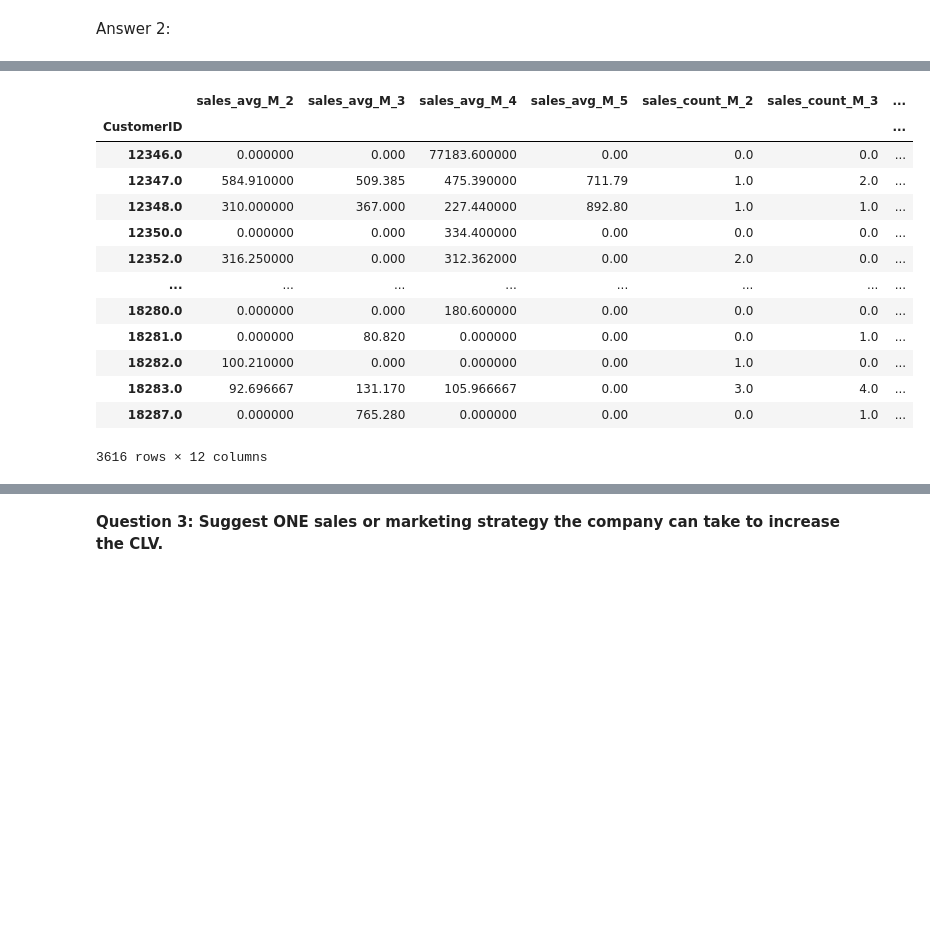
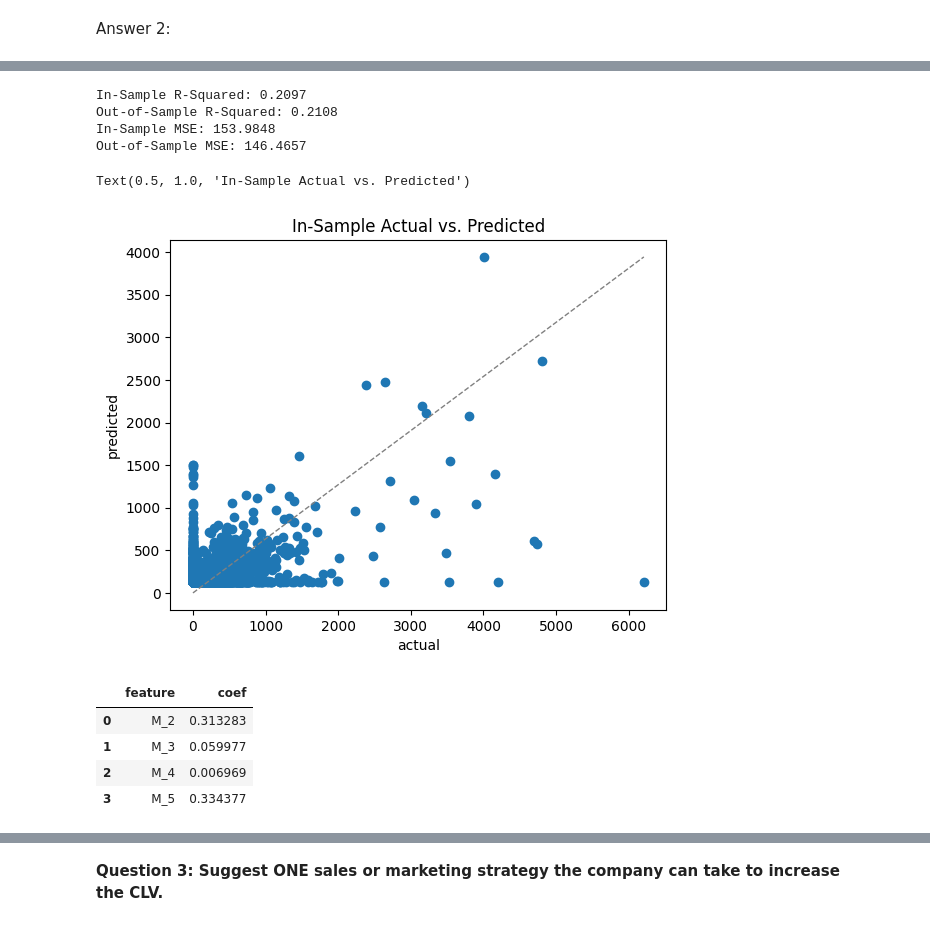
Before and after one commit to bkty1122/bkty1122, a Jupyter notebook: master-school-project/COM6003-Lecon 5/COM6101_2023_24_Sem_2_Lab_5_old.ipynb, the cells around one changed output, grey strips where cells are left out. Cells and saved outputs as stored; diff of their text form; code cells hidden in the pictures; blank space fills up the shorter version.

```diff
--- a/master-school-project/COM6003-Lecon 5/COM6101_2023_24_Sem_2_Lab_5.ipynb
+++ b/master-school-project/COM6003-Lecon 5/COM6101_2023_24_Sem_2_Lab_5_old.ipynb
@@ -556,18 +603,48 @@ Answer 2:
+# %%
+# column M_1 is the independent variable, other columns are dependent variables
+# split data: 70% training & 30% testing
+
+x_train, x_test, y_train, y_test = train_test_split(
+    data_df_avg_only[['M_2', 'M_3', 'M_4', 'M_5']],
+    data_df_avg_only['M_1'],
+    test_size=0.3,
+    random_state = 40
+)
+
+reg_fit_Q2 = LinearRegression()
+
+result = reg_fit_Q2.fit(x_train, y_train)
+
+# create a plot to show the actual vs predicted
+train_preds =  reg_fit_Q2.predict(x_train)
+test_preds = reg_fit_Q2.predict(x_test)
+
+# calculate the squared error , r2 score and median absolute error
+print('In-Sample R-Squared: %0.4f' % r2_score(y_true=y_train, y_pred=train_preds))
+print('Out-of-Sample R-Squared: %0.4f' % r2_score(y_true=y_test, y_pred=test_preds))
+print('In-Sample MSE: %0.4f' % median_absolute_error(y_true=y_train, y_pred=train_preds))
+print('Out-of-Sample MSE: %0.4f' % median_absolute_error(y_true=y_test, y_pred=test_preds))
+
+plt.scatter(y_train, train_preds)
+plt.plot([0, max(y_train)], [0, max(train_preds)], color='gray', lw=1, linestyle='--')
+plt.xlabel('actual')
+plt.ylabel('predicted')
+plt.title('In-Sample Actual vs. Predicted')
+# %% [output]
+In-Sample R-Squared: 0.2097
+Out-of-Sample R-Squared: 0.2108
+In-Sample MSE: 153.9848
+Out-of-Sample MSE: 146.4657
+Text(0.5, 1.0, 'In-Sample Actual vs. Predicted')
+[figure, added]
 # %%
-data_df[data_df['M'] == 'M_1']
-features_df
+# calculate the impact and significance of each feature in the model using the coef_
+coef_Q2 = pd.DataFrame(list(zip(['M_2', 'M_3', 'M_4', 'M_5'], reg_fit_Q2.coef_)))
+coef_Q2.columns = ['feature', 'coef']
+coef_Q2
 # %% [output]
-|  | sales_avg_M_2 | sales_avg_M_3 | sales_avg_M_4 | sales_avg_M_5 | sales_count_M_2 | sales_count_M_3 | ... |
-| CustomerID |  |  |  |  |  |  | ... |
-| 12346.0 | 0.000000 | 0.000 | 77183.600000 | 0.00 | 0.0 | 0.0 | ... |
-| 12347.0 | 584.910000 | 509.385 | 475.390000 | 711.79 | 1.0 | 2.0 | ... |
-| 12348.0 | 310.000000 | 367.000 | 227.440000 | 892.80 | 1.0 | 1.0 | ... |
-| 12350.0 | 0.000000 | 0.000 | 334.400000 | 0.00 | 0.0 | 0.0 | ... |
-| 12352.0 | 316.250000 | 0.000 | 312.362000 | 0.00 | 2.0 | 0.0 | ... |
-| ... | ... | ... | ... | ... | ... | ... | ... |
-| 18280.0 | 0.000000 | 0.000 | 180.600000 | 0.00 | 0.0 | 0.0 | ... |
-| 18281.0 | 0.000000 | 80.820 | 0.000000 | 0.00 | 0.0 | 1.0 | ... |
-| 18282.0 | 100.210000 | 0.000 | 0.000000 | 0.00 | 1.0 | 0.0 | ... |
-| 18283.0 | 92.696667 | 131.170 | 105.966667 | 0.00 | 3.0 | 4.0 | ... |
-| 18287.0 | 0.000000 | 765.280 | 0.000000 | 0.00 | 0.0 | 1.0 | ... |
+|  | feature | coef |
+| 0 | M_2 | 0.313283 |
+| 1 | M_3 | 0.059977 |
+| 2 | M_4 | 0.006969 |
+| 3 | M_5 | 0.334377 |
-3616 rows × 12 columns
```
Also changed, not shown: parts of 25 cells of this notebook, 1 other file.
